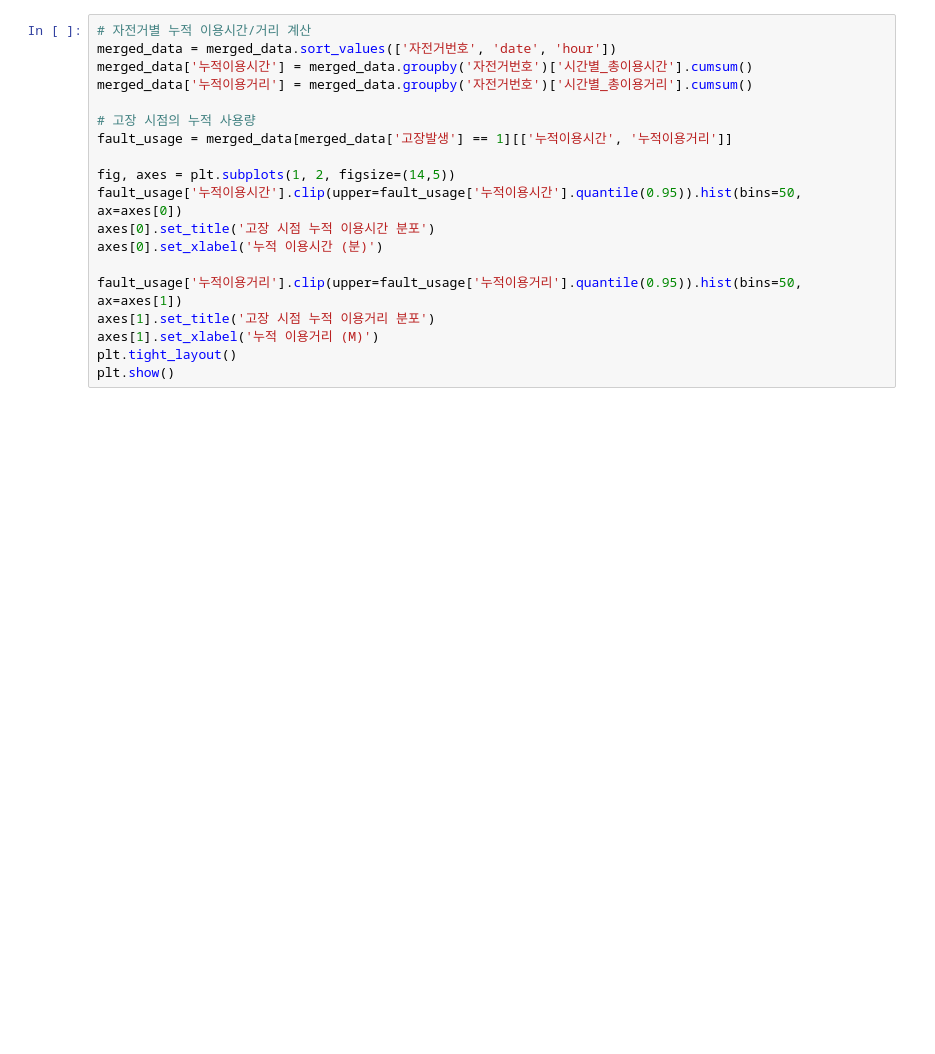
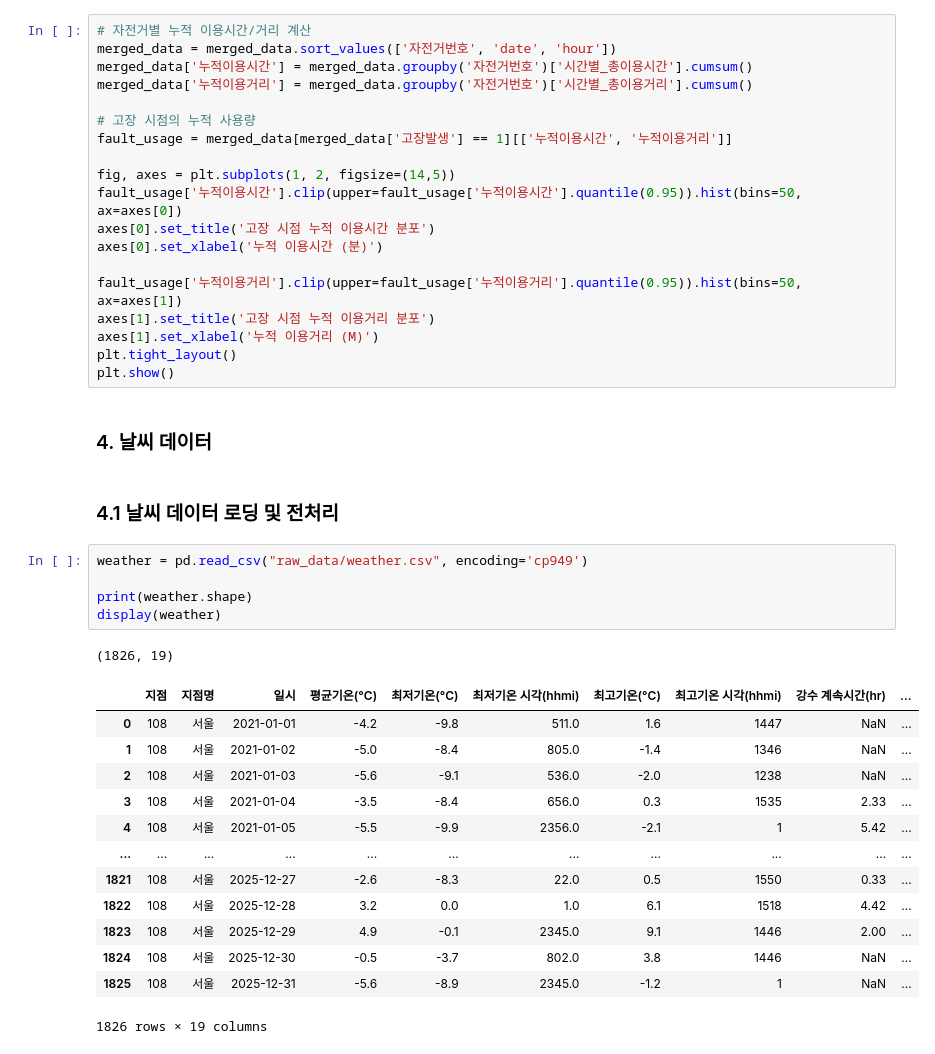
Before and after one commit to Jinx921/26-1_BITAmin_project, a Jupyter notebook: data_eda.ipynb, the cells around one changed output. Drawn from its saved outputs; the diff is of its cells as text; blank space fills up the shorter version.

```diff
--- a/data_eda.ipynb
+++ b/data_eda.ipynb
@@ -614,3 +614,27 @@ axes[1].set_title('고장 시점 누적 이용거리 분포')
 axes[1].set_xlabel('누적 이용거리 (M)')
 plt.tight_layout()
 plt.show()
+# %% [markdown]
+### 4. 날씨 데이터
+# %% [markdown]
+### 4.1 날씨 데이터 로딩 및 전처리
+# %%
+weather = pd.read_csv("raw_data/weather.csv", encoding='cp949')
+
+print(weather.shape)
+display(weather)
+# %% [output]
+(1826, 19)
+|  | 지점 | 지점명 | 일시 | 평균기온(°C) | 최저기온(°C) | 최저기온 시각(hhmi) | 최고기온(°C) | 최고기온 시각(hhmi) | 강수 계속시간(hr) | ... |
+| 0 | 108 | 서울 | 2021-01-01 | -4.2 | -9.8 | 511.0 | 1.6 | 1447 | NaN | ... |
+| 1 | 108 | 서울 | 2021-01-02 | -5.0 | -8.4 | 805.0 | -1.4 | 1346 | NaN | ... |
+| 2 | 108 | 서울 | 2021-01-03 | -5.6 | -9.1 | 536.0 | -2.0 | 1238 | NaN | ... |
+| 3 | 108 | 서울 | 2021-01-04 | -3.5 | -8.4 | 656.0 | 0.3 | 1535 | 2.33 | ... |
+| 4 | 108 | 서울 | 2021-01-05 | -5.5 | -9.9 | 2356.0 | -2.1 | 1 | 5.42 | ... |
+| ... | ... | ... | ... | ... | ... | ... | ... | ... | ... | ... |
+| 1821 | 108 | 서울 | 2025-12-27 | -2.6 | -8.3 | 22.0 | 0.5 | 1550 | 0.33 | ... |
+| 1822 | 108 | 서울 | 2025-12-28 | 3.2 | 0.0 | 1.0 | 6.1 | 1518 | 4.42 | ... |
+| 1823 | 108 | 서울 | 2025-12-29 | 4.9 | -0.1 | 2345.0 | 9.1 | 1446 | 2.00 | ... |
+| 1824 | 108 | 서울 | 2025-12-30 | -0.5 | -3.7 | 802.0 | 3.8 | 1446 | NaN | ... |
+| 1825 | 108 | 서울 | 2025-12-31 | -5.6 | -8.9 | 2345.0 | -1.2 | 1 | NaN | ... |
+1826 rows × 19 columns
```
Also changed, not shown: parts of 9 cells of this notebook.
